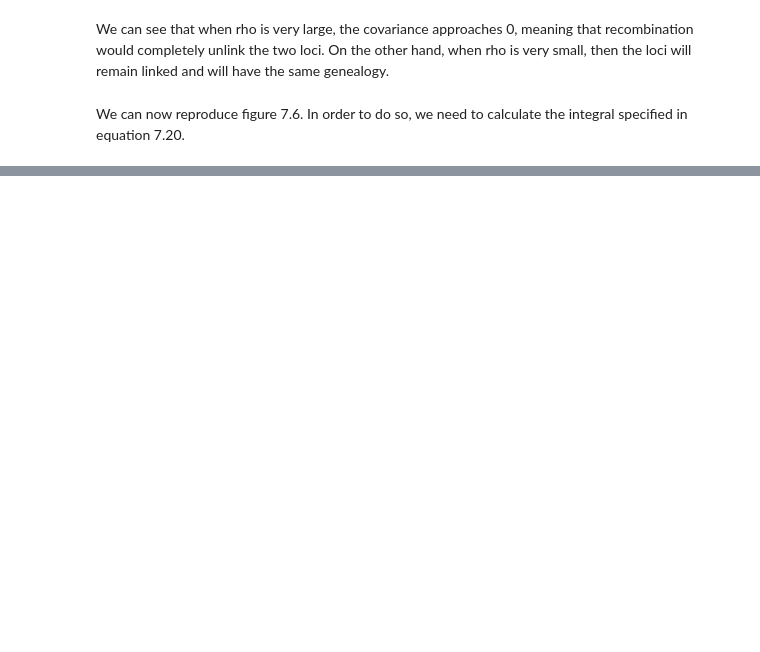
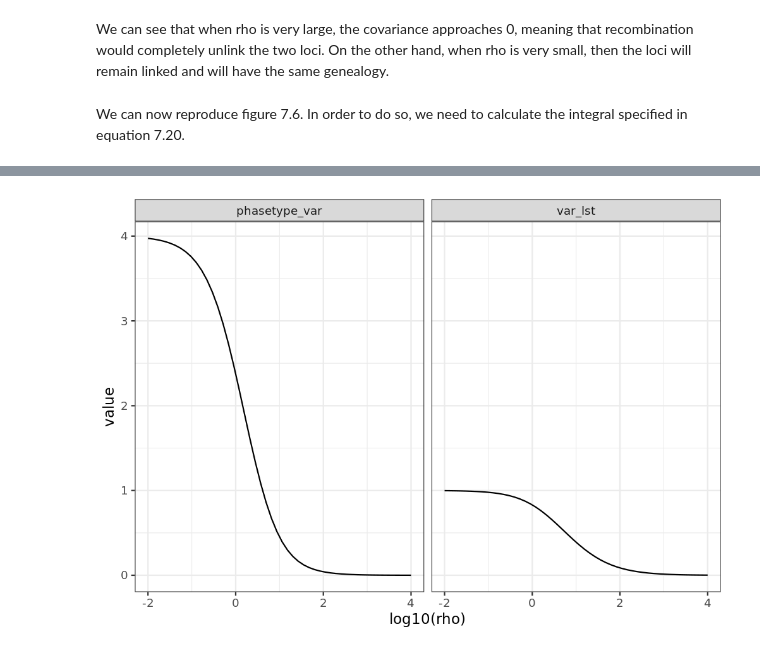
Before and after one commit to rivasiker/phasetype, a Jupyter notebook: scripts/03_variance_S/03_variance_S.ipynb, the cells around one changed output, grey strips where cells are left out. Saved outputs shown, nothing was run; the diff lists cells and outputs as text; code cells hidden in the pictures; blank space fills up the shorter version.

```diff
--- a/scripts/03_variance_S/03_variance_S.ipynb
+++ b/scripts/03_variance_S/03_variance_S.ipynb
@@ -375,0 +526,38 @@ var_tib %>%
+# %%
+%%R -w 1000 -h 700 -r 150
+
+# This function is what need to be integrated
+covar_Tmrca_error_2 <- function(x, rho) {
+    # (rho-x)*covar_Tmrca(x)
+    (rho-x)*covar_Tmrca_formula(x)
+}
+
+# This performs the integral
+integrate_covar <- function(rho) {
+    integrate(Vectorize(covar_Tmrca_error_2), lower = 0, upper = rho, rho = rho)$value
+}
+
+# This returns Var_S or NA if there is an error
+vec_fun_var <- function(rho) {
+    tryCatch((8/(rho^2))*integrate_covar(rho), error=function(e) NA)
+}
+
+
+tht = 1
+rho_lst = lseq(0.01, 10000, length.out = 50)
+var_lst = unlist(lapply(rho_lst, vec_fun_var))
+phasetype_var <- unlist(lapply(rho_lst, covar_Ttotal))
+var_tib = tibble(
+    rho = rho_lst,
+    var_lst = var_lst,
+    phasetype_var = phasetype_var
+)
+
+var_tib %>%
+    pivot_longer(-rho) %>%
+    ggplot() +
+    geom_line(aes(log10(rho), value)) +
+    facet_wrap(~name) +
+    theme_bw()
+# %% [output]
+[figure, added]
```
Also changed, not shown: parts of 14 cells of this notebook.
